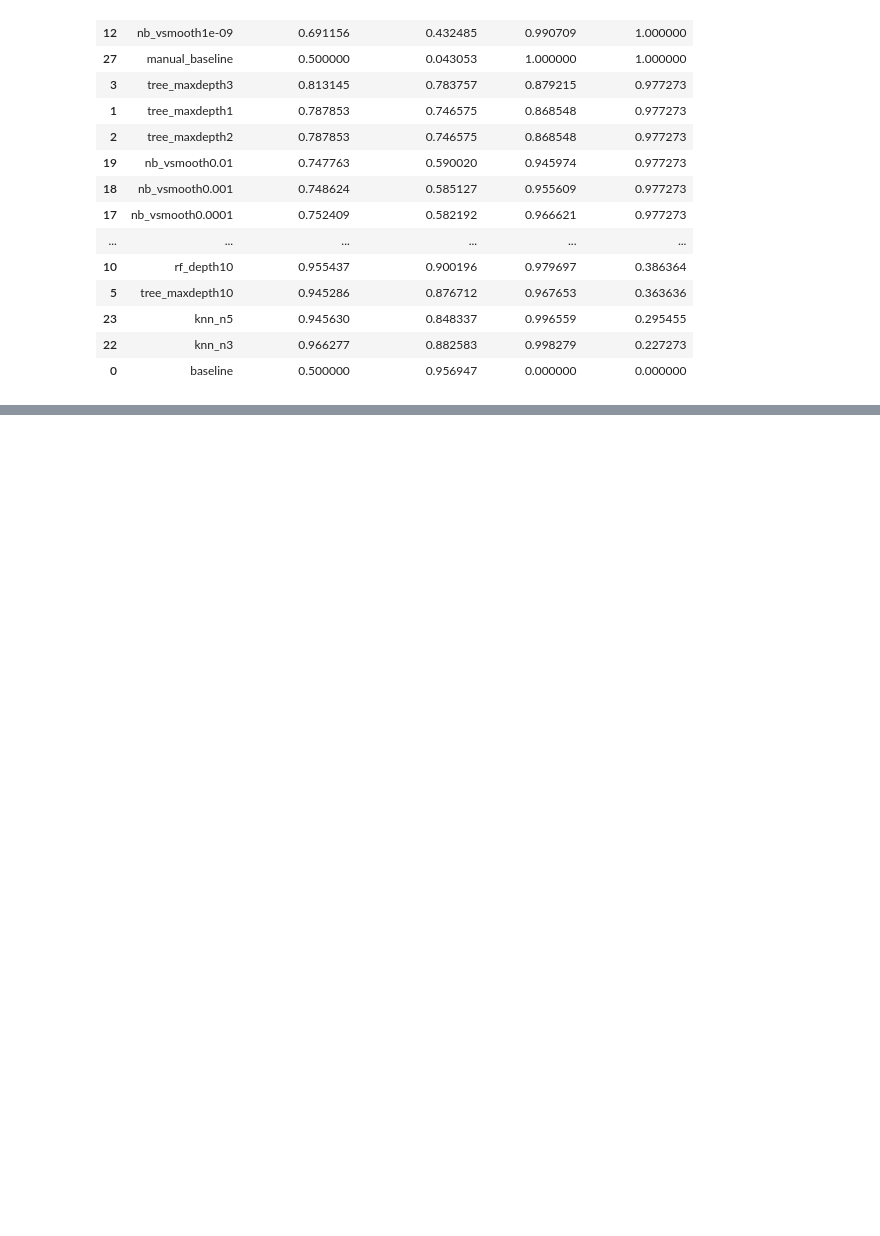
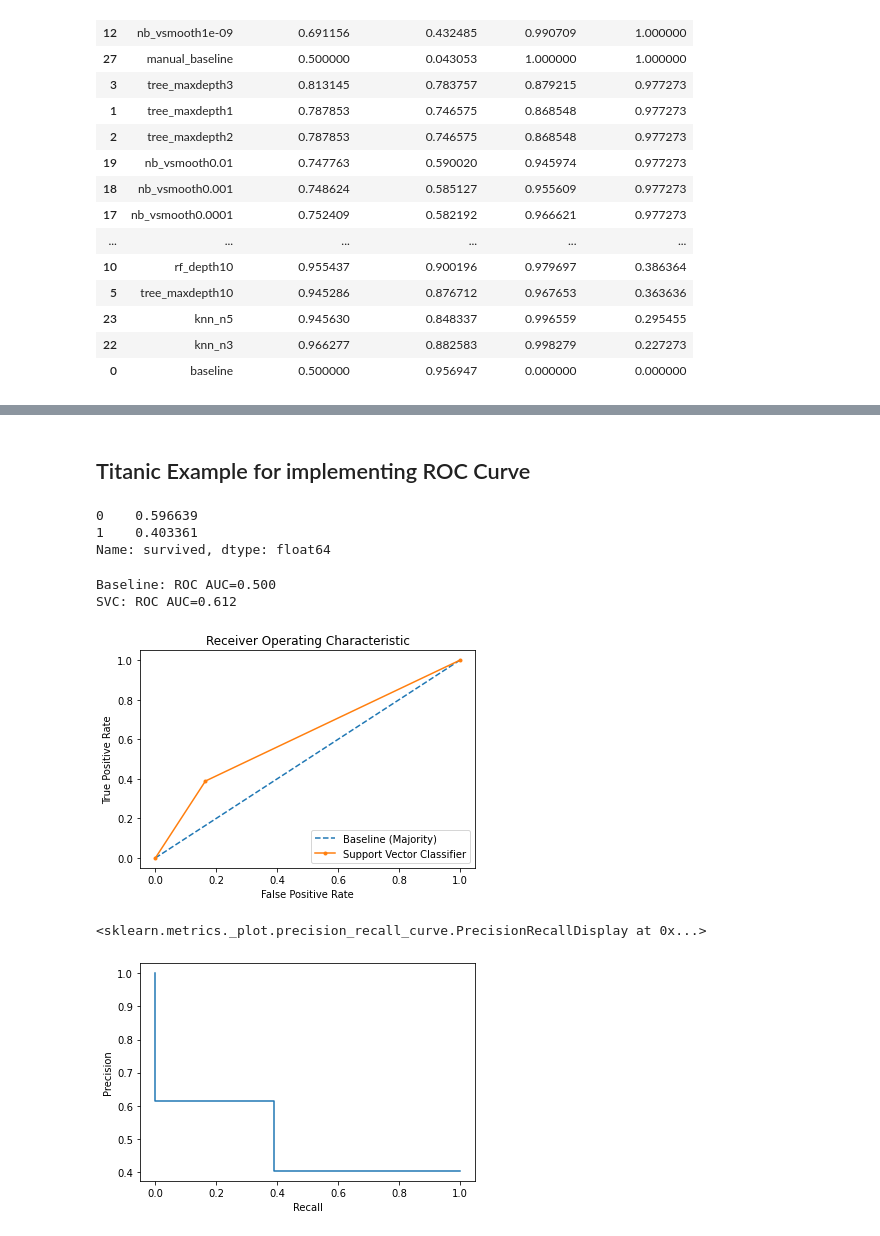
Before and after one commit to stroke-predictors/germain-capstone-stoke-prediction, a Jupyter notebook: post_mvp_jake.ipynb, the cells around one changed output, grey strips where cells are left out. Saved outputs shown, nothing was run; the diff lists cells and outputs as text; code cells hidden in the pictures; blank space fills up the shorter version.

```diff
--- a/post_mvp_jake.ipynb
+++ b/post_mvp_jake.ipynb
@@ -65,0 +150,2 @@ running_df.sort_values(by=['OutSample_Recall','OutSample_Accuracy'], ascending=F
+# %% [markdown]
+## Titanic Example for implementing ROC Curve
@@ -65,0 +169,23 @@ running_df.sort_values(by=['OutSample_Recall','OutSample_Accuracy'], ascending=F
+# %%
+# get the majority class
+y_train.value_counts(normalize=True)
+# %% [output]
+0    0.596639
+1    0.403361
+Name: survived, dtype: float64
+# %%
+# generate a baseline (majority class)
+bl_probs = [0 for _ in range(len(y_train))]
+# bl_probs[0:5]
+# %%
+# fit classifier
+classifier = svm.SVC(kernel="linear", probability=True, random_state=123)
+classifier = classifier.fit(X_train, y_train)
+# %%
+# get predicted probabilities
+THRESHOLD = .40
+preds = np.where(classifier.predict_proba(X_train) > THRESHOLD, 1, 0)
+# We want only the probability for the "true" outcome (1)
+# keep probablities for the positive outcome (the 1) only
+svc_probs = preds[:, 1]
+# svc_probs[0:5]
@@ -65,0 +196,29 @@ running_df.sort_values(by=['OutSample_Recall','OutSample_Accuracy'], ascending=F
+# %%
+# summarize scores
+print('Baseline: ROC AUC=%.3f' % (bl_auc))
+print('SVC: ROC AUC=%.3f' % (svc_auc))
+# %% [output]
+Baseline: ROC AUC=0.500
+SVC: ROC AUC=0.612
+# %%
+# calculate roc curves
+bl_fpr, bl_tpr, _ = roc_curve(y_train, bl_probs)
+svc_fpr, svc_tpr, _ = roc_curve(y_train, svc_probs)
+# %%
+# plot the roc curve for the model
+import matplotlib.pyplot as plt
+plt.plot(bl_fpr, bl_tpr, linestyle='--', label='Baseline (Majority)')
+plt.plot(svc_fpr, svc_tpr, marker='.', label='Support Vector Classifier')
+plt.xlabel("False Positive Rate")
+plt.ylabel("True Positive Rate")
+plt.title("Receiver Operating Characteristic")
+plt.legend(loc="lower right")
+plt.show()
+# plot the precision-recall curve for the model
+precision, recall, _ = precision_recall_curve(y_train, svc_probs)
+disp = PrecisionRecallDisplay(precision = precision, recall = recall)
+disp.plot()
+# %% [output]
+[figure, added]
+<sklearn.metrics._plot.precision_recall_curve.PrecisionRecallDisplay at 0x...>
+[figure, added]
```
Also changed, not shown: parts of 14 cells of this notebook.
